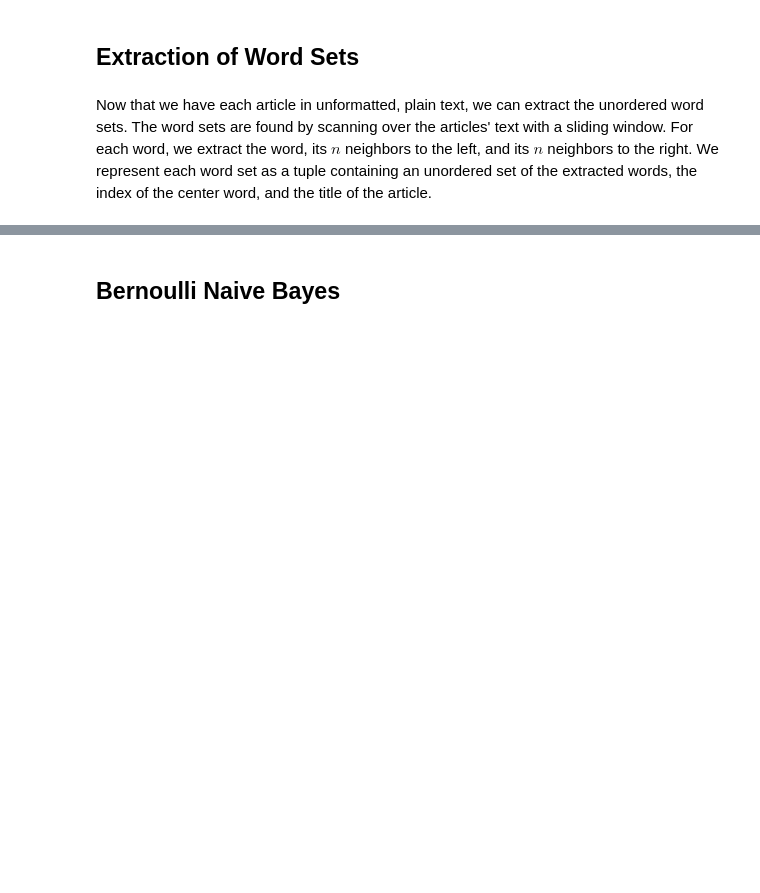
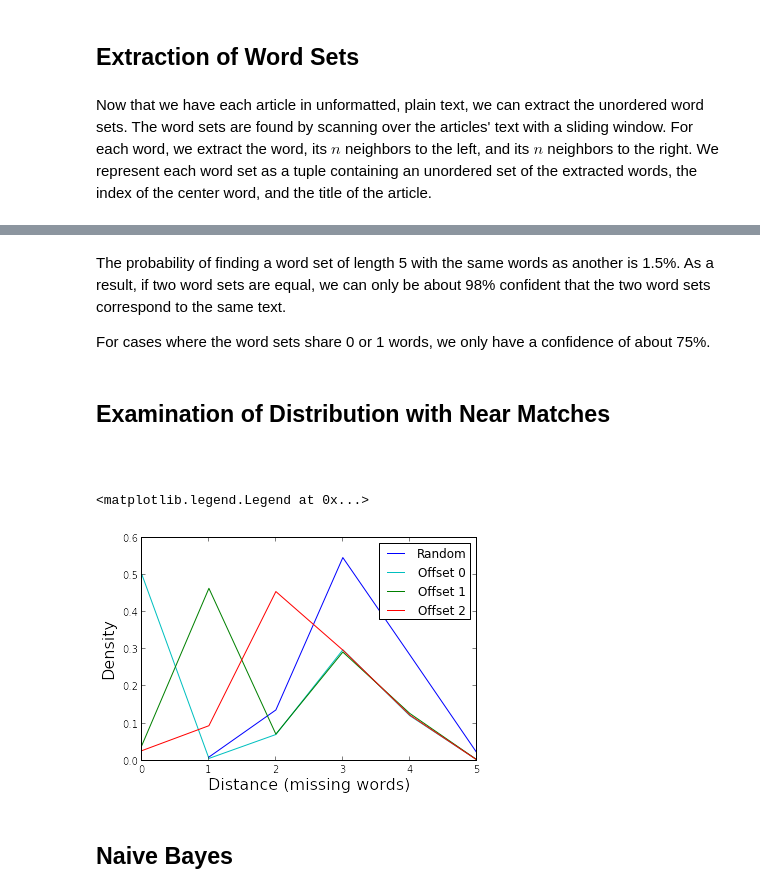
Before and after one commit to rnowling/project-sapphire, a Jupyter notebook: notebooks/Text Classification.ipynb, the cells around one changed output, grey strips where cells are left out. Drawn from its saved outputs; the diff is of its cells as text; code cells hidden in the pictures; blank space fills up the shorter version.

```diff
--- a/notebooks/Text Classification.ipynb
+++ b/notebooks/Text Classification.ipynb
@@ -251,0 +292,8 @@ print word_sets_5[0]
+# %% [markdown]
+The probability of finding a word set of length 5 with the same words as another is 1.5%.  As a result, if two word sets are equal, we can only be about 98% confident that the two word sets correspond to the same text.
+
+For cases where the word sets share 0 or 1 words, we only have a confidence of about 75%.
+# %% [markdown]
+## Examination of Distribution with Near Matches
+# %% [markdown]
+##
@@ -252,2 +341,25 @@ print word_sets_5[0]
+# %%
+dist_offset0_distr = compute_asymm_dist_distr(validation_word_set_0, training_word_set_0)
+dist_offset1_distr = compute_asymm_dist_distr(validation_word_set_1, training_word_set_1)
+dist_offset2_distr = compute_asymm_dist_distr(validation_word_set_2, training_word_set_2)
+
+distances_offset0 = list(sorted(dist_offset0_distr.keys()))
+distances_offset1 = list(sorted(dist_offset1_distr.keys()))
+distances_offset2 = list(sorted(dist_offset2_distr.keys()))
+densities_offset0 = [dist_offset0_distr[d] / float(sum(dist_offset0_distr.values())) for d in distances_offset0]
+densities_offset1 = [dist_offset1_distr[d] / float(sum(dist_offset1_distr.values())) for d in distances_offset1]
+densities_offset2 = [dist_offset2_distr[d] / float(sum(dist_offset2_distr.values())) for d in distances_offset2]
+
+plt.plot(random_distances, random_densities, color="b", label="Random")
+plt.hold(True)
+plt.plot(distances_offset0, densities_offset0, color="c", label="Offset 0")
+plt.plot(distances_offset1, densities_offset1, color="g", label="Offset 1")
+plt.plot(distances_offset2, densities_offset2, color="r", label="Offset 2")
+plt.xlabel("Distance (missing words)", fontsize=16)
+plt.ylabel("Density", fontsize=16)
+plt.legend(loc="upper right")
+# %% [output]
+<matplotlib.legend.Legend at 0x...>
+[figure, added]
 # %% [markdown]
-## Bernoulli Naive Bayes
+## Naive Bayes
```
Also changed, not shown: parts of 34 cells of this notebook.
